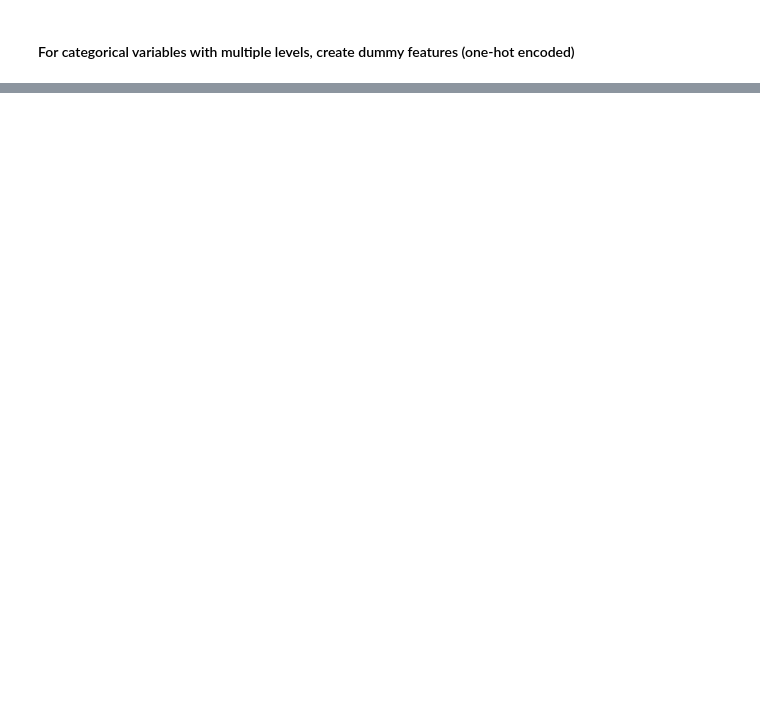
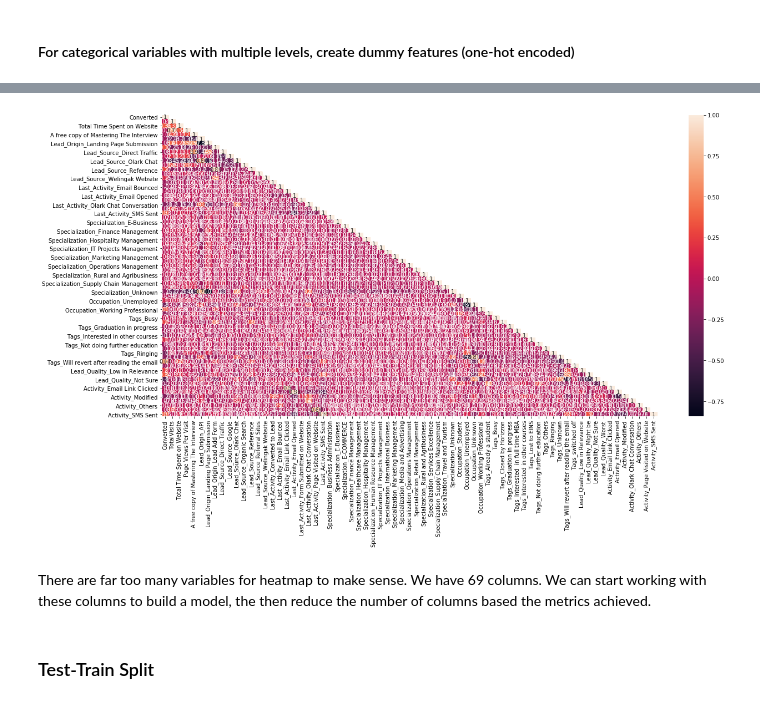
Before and after one commit to shaunakbatra/Project, a Jupyter notebook: Lead Scoring Case Study.ipynb, the cells around one changed output, grey strips where cells are left out. Saved outputs shown, nothing was run; the diff lists cells and outputs as text; code cells hidden in the pictures; blank space fills up the shorter version.

```diff
--- a/Lead Scoring Case Study.ipynb
+++ b/Lead Scoring Case Study.ipynb
@@ -911,0 +1199,4 @@ df.head()
+# %%
+dummies = pd.get_dummies(df["Lead Quality"], prefix = "Lead_Quality", drop_first = True)
+df = pd.concat([df, dummies], axis=1)
+df.columns
@@ -911,0 +1241,4 @@ df.head()
+# %%
+df['Last Notable Activity'].replace(["Email Bounced","Unsubscribed","Unreachable","Had a Phone Conversation","Email Marked Spam","Resubscribed to emails",
+"Form Submitted on Website","Approached upfront","View in browser link Clicked","Email Received"], "Others", inplace=True)
+df['Last Notable Activity'].value_counts()
@@ -911,0 +1254,5 @@ df.head()
+# %%
+dummies = pd.get_dummies(df["Last Notable Activity"], prefix = "Activity")
+dummies.drop("Activity_Others", axis = 1)
+df = pd.concat([df, dummies], axis=1)
+df.columns
@@ -919,4 +1296,4 @@ dtypes: float64(2), int64(3), object(8), uint8(109)
 memory usage: 1.9+ MB
 # %%
 df.drop(['Lead Origin', 'Lead Source', 'Last Activity', 'Specialization', 'What is your current occupation',
-                            'Tags', 'Lead Quality','Last Notable Activity'], inplace = True, )
+                            'Tags', 'Lead Quality','Last Notable Activity'], inplace = True, axis = 1)
@@ -922,0 +1320,14 @@ df.drop(['Lead Origin', 'Lead Source', 'Last Activity', 'Specialization', 'What
+# %%
+# Correlation matrix
+cor = df.corr()
+mask = np.array(cor)
+mask[np.tril_indices_from(mask)] = False
+plt.figure(figsize = (20,10))        # Size of the figure
+sns.heatmap(cor,annot = True, mask = mask)
+plt.show()
+# %% [output]
+[figure, added]
+# %% [markdown]
+There are far too many variables for heatmap to make sense. We have 69 columns. We can start working with these columns to build a model, the then reduce the number of columns based the metrics achieved.
+# %% [markdown]
+### Test-Train Split
```
Also changed, not shown: parts of 41 cells of this notebook.
